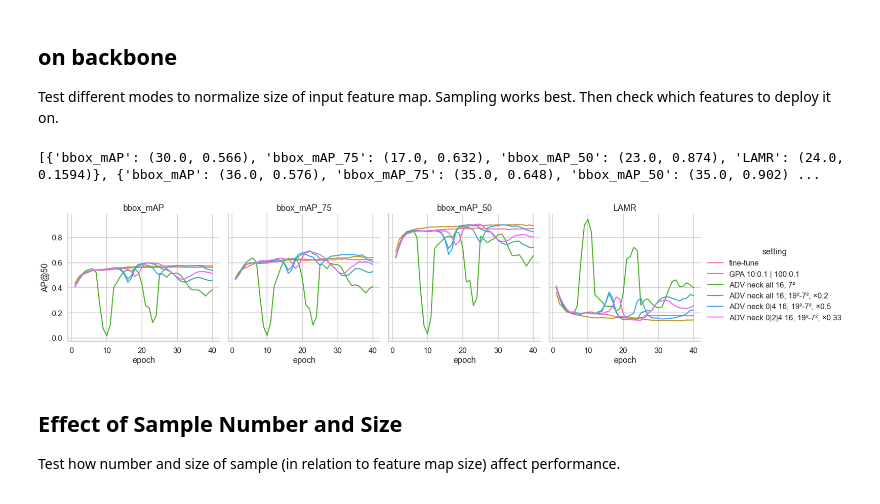
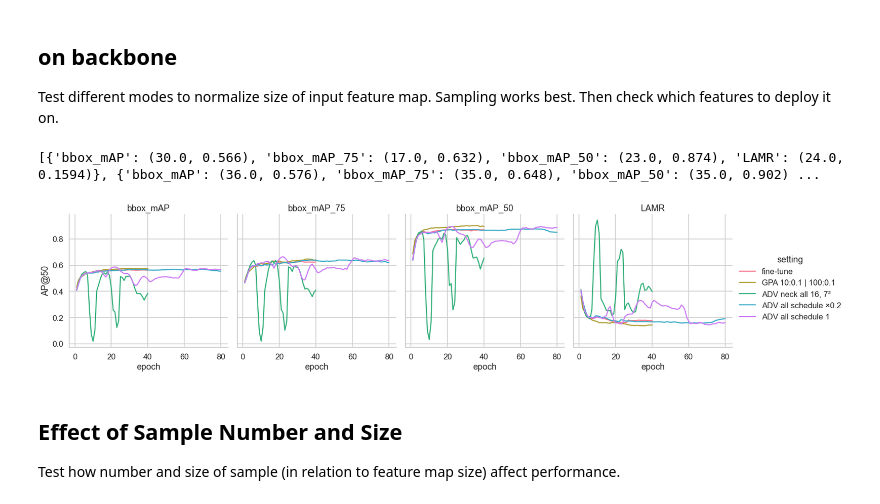
Before and after one commit to ThaddaeusWiedemer/FisheyeSPA, a Jupyter notebook: results/adversarial.ipynb, the cells around one changed output. Saved outputs shown, nothing was run; the diff lists cells and outputs as text; code cells hidden in the pictures.

Commit message:
try combinations of GPA and ADV heads, test cycle schedule

```diff
--- a/results/adversarial.ipynb
+++ b/results/adversarial.ipynb
@@ -207,38 +207,41 @@ logs = [
     # ['GPA/tuning/coco_piropo_20a_TwoStageDetectorDA_seed_ADVneck4.log', 'ADV neck_4, coupled λ'],
     # ['GPA/tuning/coco_piropo_20a_TwoStageDetectorDA_ADVneck4_sp.log', 'ADV neck_4, coupled λ, pretrained'],
     # ['GPA/tuning/coco_piropo_20a_TwoStageDetectorDA_ADVneck4_p2_s.log', 'ADV neck_4 pool2, coupled λ'],
     # ['GPA/tuning/coco_piropo_20a_TwoStageDetectorDA_ADVneck4_c_s.log', 'ADV neck_4 channel, coupled λ'],
     # ['GPA/tuning/coco_piropo_20a_TwoStageDetectorDA_ADVneck4_ch_s.log', 'ADV neck_4 channel, coupled λ'],
     # ['GPA/tuning/coco_piropo_20a_TwoStageDetectorDA_ADVneck4_s_s.log', 'ADV neck_4 sample, coupled λ'],
     # ['GPA/tuning/coco_piropo_20a_TwoStageDetectorDA_ADVneck4_s16_s.log', 'ADV neck_4 sample 16, coupled λ'],
     # ['GPA/tuning/coco_piropo_20a_TwoStageDetectorDA_ADVneck3_s16_s.log', 'ADV neck_3 sample 16, coupled λ'],
     # ['GPA/tuning/coco_piropo_20a_TwoStageDetectorDA_ADVneck2_s16_s.log', 'ADV neck_2 sample 16, coupled λ'],
     # ['GPA/tuning/coco_piropo_20a_TwoStageDetectorDA_ADVneck1_s16_s.log', 'ADV neck_1 sample 16, coupled λ'],
     # ['GPA/tuning/coco_piropo_20a_TwoStageDetectorDA_ADVneck0_s16_s.log', 'ADV neck_0 sample 16, coupled λ'],
     ['GPA/tuning/coco_piropo_20a_TwoStageDetectorDA_ADVneckall_s16_s.log', 'ADV neck all 16, 7²'],
     # ['GPA/tuning/coco_piropo_20a_TwoStageDetectorDA_ADVneck024_s16_s.log', 'ADV neck 024 16, 7²'],
-    ['GPA/tuning/coco_piropo_20a_TwoStageDetectorDA_ADVneckall_02_s.log', 'ADV neck all 16, 19²-7², ×0.2'],
-    ['GPA/tuning/coco_piropo_20a_TwoStageDetectorDA_ADVneck04_05_s.log', 'ADV neck 0|4 16, 19²-7², ×0.5'],
-    ['GPA/tuning/coco_piropo_20a_TwoStageDetectorDA_ADVneck024_033_s.log', 'ADV neck 0|2|4 16, 19²-7², ×0.33'],
+    # ['GPA/tuning/coco_piropo_20a_TwoStageDetectorDA_ADVneckall_02_s.log', 'ADV neck all 16, 19²-7², ×0.2'],
+    # ['GPA/tuning/coco_piropo_20a_TwoStageDetectorDA_ADVneck04_05_s.log', 'ADV neck 0|4 16, 19²-7², ×0.5'],
+    # ['GPA/tuning/coco_piropo_20a_TwoStageDetectorDA_ADVneck024_033_s.log', 'ADV neck 0|2|4 16, 19²-7², ×0.33'],
+    # ['GPA/tuning/coco_piropo_20a_TwoStageDetectorDA_ADVall_scdl_s.log', 'ADV all schedule'],
+    ['GPA/tuning/coco_piropo_20a_TwoStageDetectorDA_ADVall_scdl_02_s.log', 'ADV all schedule ×0.2'],
+    ['GPA/tuning/coco_piropo_20a_TwoStageDetectorDA_ADVall_scdl1_02_s.log', 'ADV all schedule 1'],
 ]
 
 df, maxs = df_from_log(['setting'], ['bbox_mAP', 'bbox_mAP_75', 'bbox_mAP_50', 'LAMR'], logs, get_max=True)
 
-g = sb.relplot(data=df[df['occurrence'] <= 40],
+g = sb.relplot(data=df[df['occurrence'] <= 80],
                x='occurrence',
                y='value',
                kind='line',
                hue='setting',
                col='metric',
                height=5,
                aspect=1.)
 g.set_axis_labels('epoch', 'AP@50')
 g.set_titles(col_template='{col_name}', row_template='')
 print(maxs)
 # g.savefig(f'images/tuning_gpa_adversarial.svg')
 # %% [output]
 [{'bbox_mAP': (30.0, 0.566), 'bbox_mAP_75': (17.0, 0.632), 'bbox_mAP_50': (23.0, 0.874), 'LAMR': (24.0, 0.1594)}, {'bbox_mAP': (36.0, 0.576), 'bbox_mAP_75': (35.0, 0.648), 'bbox_mAP_50': (35.0, 0.902) ...
-[figure, old version]
+[figure, new version]
 # %% [markdown]
 ## Effect of Sample Number and Size
 Test how number and size of sample (in relation to feature map size) affect performance.
```
Also changed, not shown: parts of 3 cells of this notebook, 49 other files.
